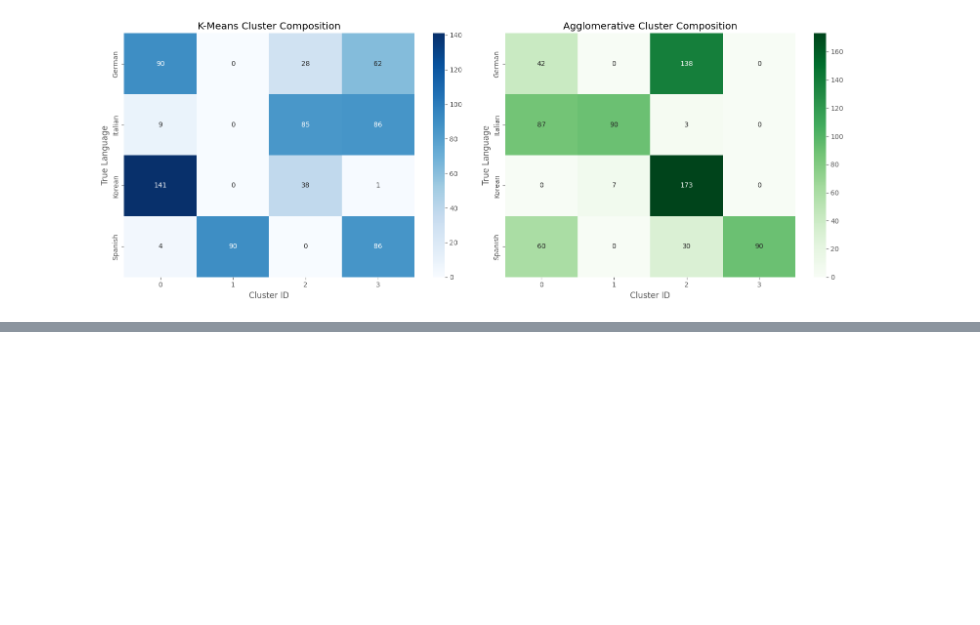
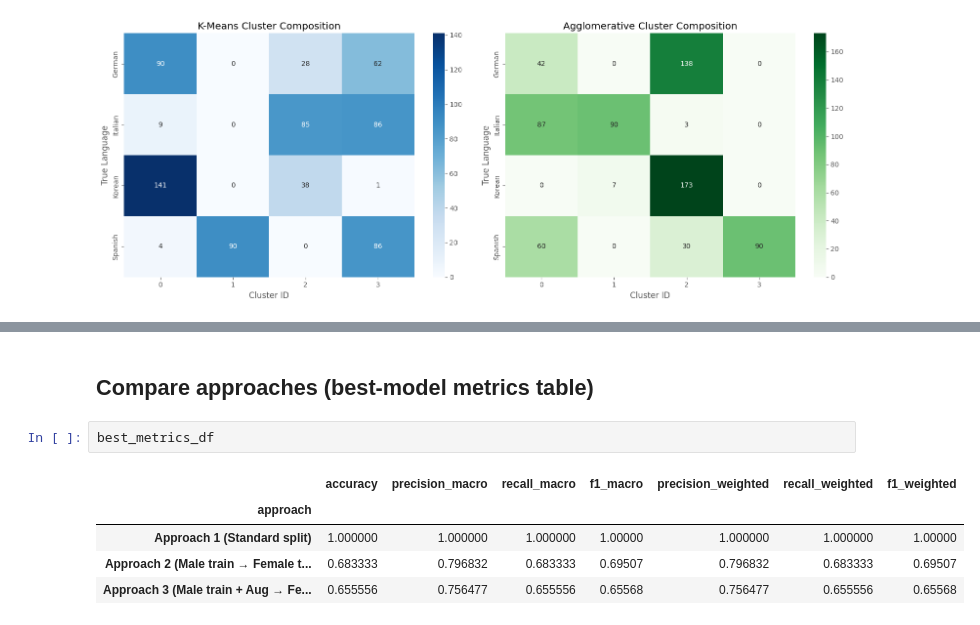
Before and after one commit to arashtaherifard/ML_Final_Project, a Jupyter notebook: Evaluation.ipynb, the cells around one changed output, grey strips where cells are left out. Saved outputs shown, nothing was run; the diff lists cells and outputs as text; blank space fills up the shorter version.

```diff
--- a/Evaluation.ipynb
+++ b/Evaluation.ipynb
@@ -99,0 +356,10 @@ plt.show()
+# %% [markdown]
+## Compare approaches (best-model metrics table)
+# %%
+best_metrics_df
+# %% [output]
+|  | accuracy | precision_macro | recall_macro | f1_macro | precision_weighted | recall_weighted | f1_weighted |
+| approach |  |  |  |  |  |  |  |
+| Approach 1 (Standard split) | 1.000000 | 1.000000 | 1.000000 | 1.00000 | 1.000000 | 1.000000 | 1.00000 |
+| Approach 2 (Male train → Female t... | 0.683333 | 0.796832 | 0.683333 | 0.69507 | 0.796832 | 0.683333 | 0.69507 |
+| Approach 3 (Male train + Aug → Fe... | 0.655556 | 0.756477 | 0.655556 | 0.65568 | 0.756477 | 0.655556 | 0.65568 |
```
Also changed, not shown: parts of 22 cells of this notebook, 25 other files.
